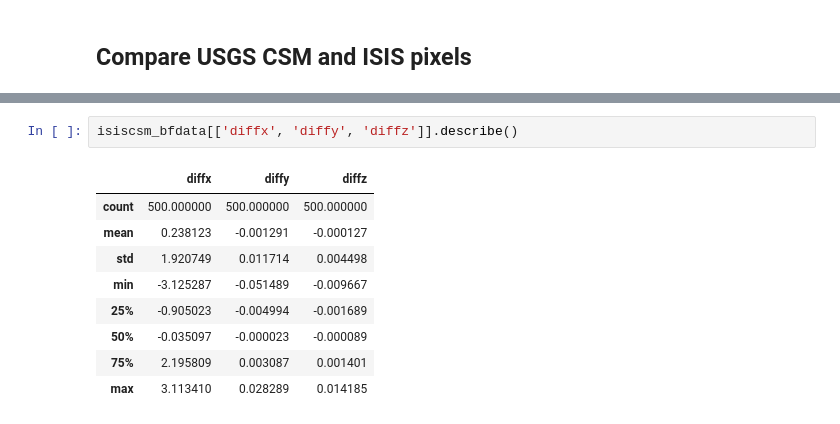
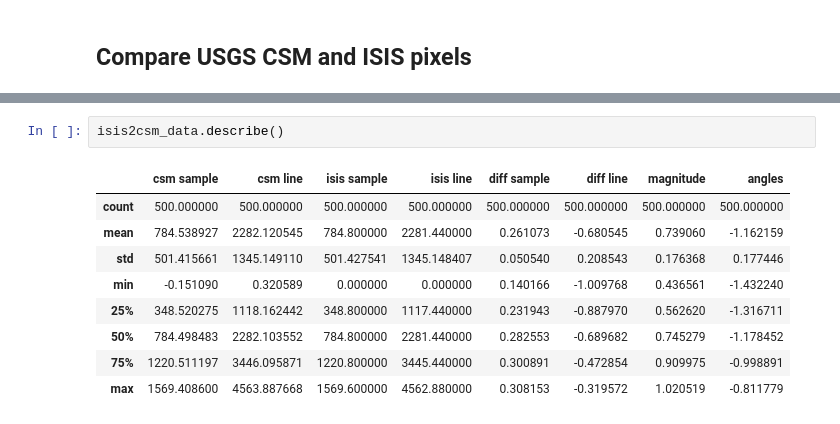
Before and after one commit to DOI-USGS/knoten, a Jupyter notebook: examples/kaguya_tc_isis_cmp.ipynb, the cells around one changed output, grey strips where cells are left out. Saved outputs shown, nothing was run; the diff lists cells and outputs as text.

```diff
--- a/examples/kaguya_tc_isis_cmp.ipynb
+++ b/examples/kaguya_tc_isis_cmp.ipynb
@@ -127,12 +231,12 @@ Image(isiscsm_plotbf.to_image())
-# %%
-isiscsm_bfdata[['diffx', 'diffy', 'diffz']].describe()
-# %% [output]
-|  | diffx | diffy | diffz |
-| count | 500.000000 | 500.000000 | 500.000000 |
-| mean | 0.238123 | -0.001291 | -0.000127 |
-| std | 1.920749 | 0.011714 | 0.004498 |
-| min | -3.125287 | -0.051489 | -0.009667 |
-| 25% | -0.905023 | -0.004994 | -0.001689 |
-| 50% | -0.035097 | -0.000023 | -0.000089 |
-| 75% | 2.195809 | 0.003087 | 0.001401 |
-| max | 3.113410 | 0.028289 | 0.014185 |
+# %%
+isis2csm_data.describe()
+# %% [output]
+|  | csm sample | csm line | isis sample | isis line | diff sample | diff line | magnitude | angles |
+| count | 500.000000 | 500.000000 | 500.000000 | 500.000000 | 500.000000 | 500.000000 | 500.000000 | 500.000000 |
+| mean | 784.538927 | 2282.120545 | 784.800000 | 2281.440000 | 0.261073 | -0.680545 | 0.739060 | -1.162159 |
+| std | 501.415661 | 1345.149110 | 501.427541 | 1345.148407 | 0.050540 | 0.208543 | 0.176368 | 0.177446 |
+| min | -0.151090 | 0.320589 | 0.000000 | 0.000000 | 0.140166 | -1.009768 | 0.436561 | -1.432240 |
+| 25% | 348.520275 | 1118.162442 | 348.800000 | 1117.440000 | 0.231943 | -0.887970 | 0.562620 | -1.316711 |
+| 50% | 784.498483 | 2282.103552 | 784.800000 | 2281.440000 | 0.282553 | -0.689682 | 0.745279 | -1.178452 |
+| 75% | 1220.511197 | 3446.095871 | 1220.800000 | 3445.440000 | 0.300891 | -0.472854 | 0.909975 | -0.998891 |
+| max | 1569.408600 | 4563.887668 | 1569.600000 | 4562.880000 | 0.308153 | -0.319572 | 1.020519 | -0.811779 |
```
Also changed, not shown: parts of 23 cells of this notebook.
